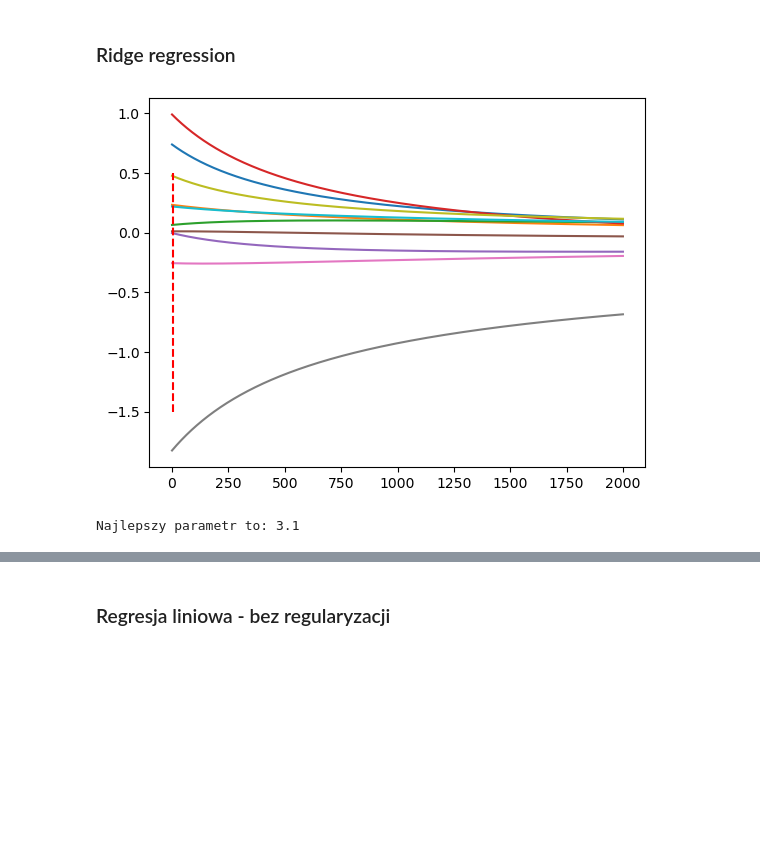
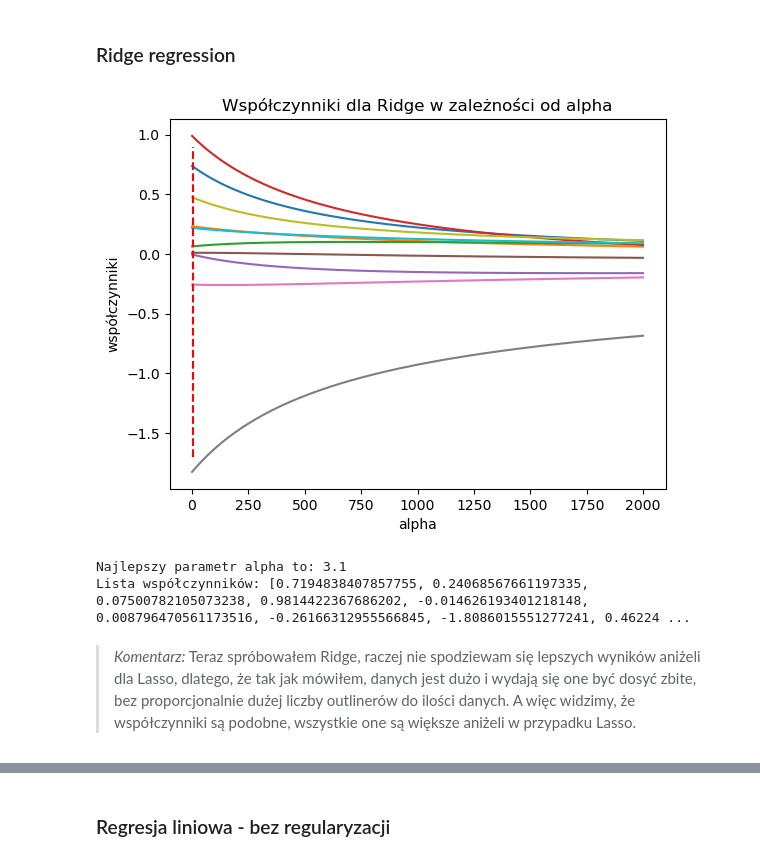
Before and after one commit to JHeczko/dataScience_kurs, a Jupyter notebook: Regression/Advanced/regression_advanced.ipynb, the cells around one changed output, grey strips where cells are left out. Drawn from its saved outputs; the diff is of its cells as text; code cells hidden in the pictures; blank space fills up the shorter version.

```diff
--- a/Regression/Advanced/regression_advanced.ipynb
+++ b/Regression/Advanced/regression_advanced.ipynb
@@ -421,7 +448,7 @@ Współczynniki dla danego modelu o stopniu 6 są odpowiednie [0.0, 6.9292987165
 ## Spróbujmy teraz zrobić troche bardziej zaawansowany model. Skupmy sie na przewidzeniu ile alkoholu będzie w winie
 # %%
 # Setup
-x = rwd.copy()
+x = rwd.copy(deep=True)
 y = x.alcohol.values
 x.pop('alcohol')
 x.pop('quality')
@@ -489,29 +537,39 @@ Mean squared error equals: 0.1967088590409412 | And polynomial order is 2
 # %%
 lam_val = []
 lam_coef = []
+
 range1 = np.arange(0.1,2000,0.5)
 for lam in range1:
     model = Ridge(alpha=lam)
 
     model.fit(x_stand, y)
 
     lam_coef.append(model.coef_.tolist())
     lam_val.append(lam)
+
 lam_coef = np.array(lam_coef).transpose()
 for el in lam_coef:
     plt.plot(lam_val, el)
 
 # Finding best parameter using GridSearch
 par_alpha = {"alpha": [i for i in range1]}
 regressor = GridSearchCV(Ridge(max_iter=20000), par_alpha, scoring='neg_mean_squared_error', cv=5)
 regressor.fit(x_train, y_train)
-plt.vlines(regressor.best_params_['alpha'],-1.5,0.5,color='red',linestyles='dashed')
+plt.vlines(regressor.best_params_['alpha'],-1.7,0.9,color='red',linestyles='dashed')
 #plt.legend([i for i in range(1,x.shape[1]+1)])
+plt.title("Współczynniki dla Ridge w zależności od alpha")
+plt.xlabel("alpha")
+plt.ylabel("współczynniki")
 plt.show()
-print(f"Najlepszy parametr to: {regressor.best_params_['alpha']}")
+
+print(f"Najlepszy parametr alpha to: {regressor.best_params_['alpha']}")
+print(f"Lista współczynników: {regressor.best_estimator_.coef_.tolist()}")
 # %% [output]
-[figure, old version]
+[figure, new version]
-Najlepszy parametr to: 3.1
+Najlepszy parametr alpha to: 3.1
+Lista współczynników: [0.7194838407857755, 0.24068567661197335, 0.07500782105073238, 0.9814422367686202, -0.014626193401218148, 0.008796470561173516, -0.26166312955566845, -1.8086015551277241, 0.46224 ...
+# %% [markdown]
+> *Komentarz:* Teraz spróbowałem Ridge, raczej nie spodziewam się lepszych wyników aniżeli dla Lasso, dlatego, że tak jak mówiłem, danych jest dużo i wydają się one być dosyć zbite, bez proporcjonalnie dużej liczby outlinerów do ilości danych. A więc widzimy, że współczynniki są podobne, wszystkie one są większe aniżeli w przypadku Lasso.
 # %%
 error_train = []
 error_test = []
```
Also changed, not shown: parts of 20 cells of this notebook.
